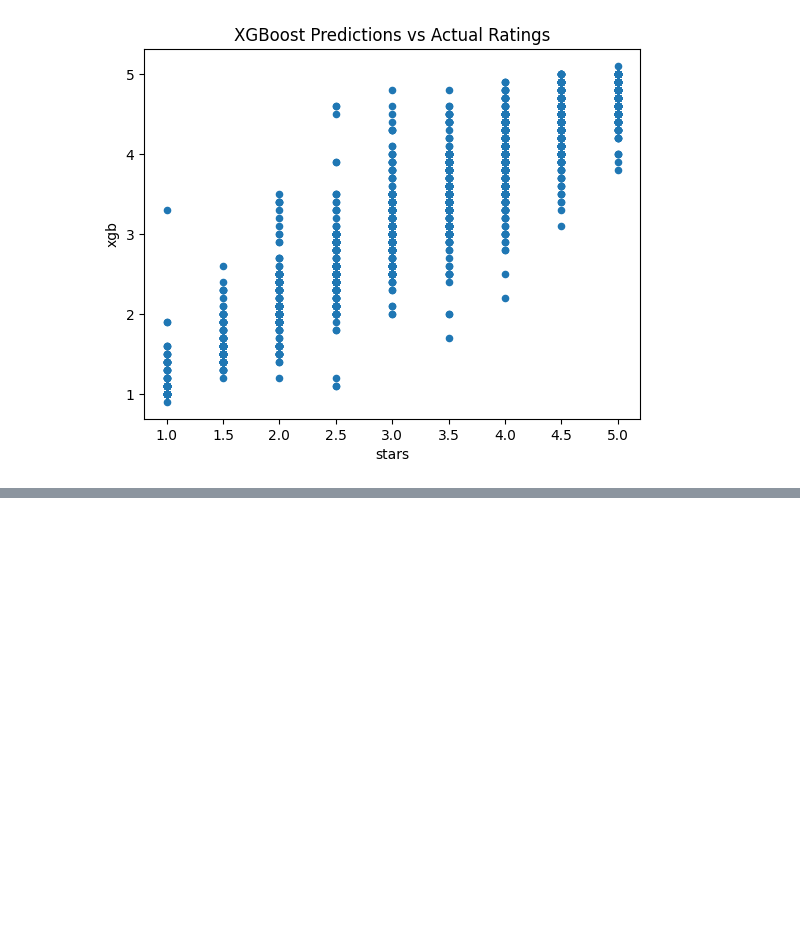
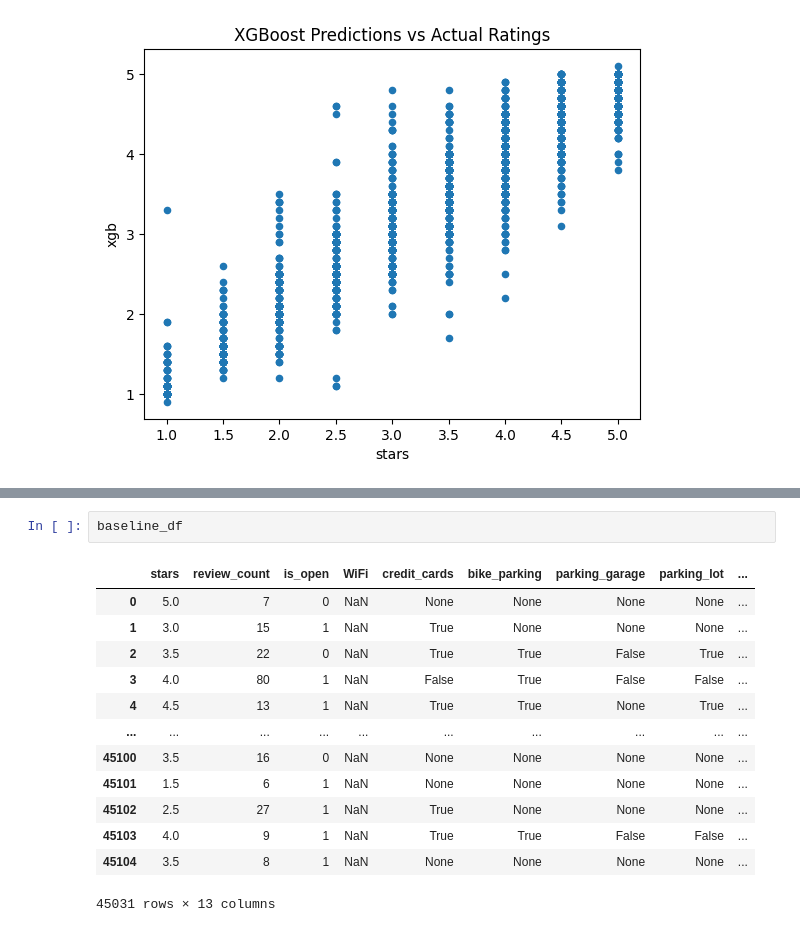
Before and after one commit to Jenblr/Yelp-Business-Data-Success-Analysis, a Jupyter notebook: Predictive_Modeling.ipynb, the cells around one changed output, grey strips where cells are left out. Drawn from its saved outputs; the diff is of its cells as text; blank space fills up the shorter version.

```diff
--- a/Predictive_Modeling.ipynb
+++ b/Predictive_Modeling.ipynb
@@ -255,0 +288,16 @@ ex.plot(x='stars', y='xgb', kind='scatter', title='XGBoost Predictions vs Actual
+# %%
+baseline_df
+# %% [output]
+|  | stars | review_count | is_open | WiFi | credit_cards | bike_parking | parking_garage | parking_lot | ... |
+| 0 | 5.0 | 7 | 0 | NaN | None | None | None | None | ... |
+| 1 | 3.0 | 15 | 1 | NaN | True | None | None | None | ... |
+| 2 | 3.5 | 22 | 0 | NaN | True | True | False | True | ... |
+| 3 | 4.0 | 80 | 1 | NaN | False | True | False | False | ... |
+| 4 | 4.5 | 13 | 1 | NaN | True | True | None | True | ... |
+| ... | ... | ... | ... | ... | ... | ... | ... | ... | ... |
+| 45100 | 3.5 | 16 | 0 | NaN | None | None | None | None | ... |
+| 45101 | 1.5 | 6 | 1 | NaN | None | None | None | None | ... |
+| 45102 | 2.5 | 27 | 1 | NaN | True | None | None | None | ... |
+| 45103 | 4.0 | 9 | 1 | NaN | True | True | False | False | ... |
+| 45104 | 3.5 | 8 | 1 | NaN | None | None | None | None | ... |
+45031 rows × 13 columns
```
Also changed, not shown: parts of 5 cells of this notebook.
